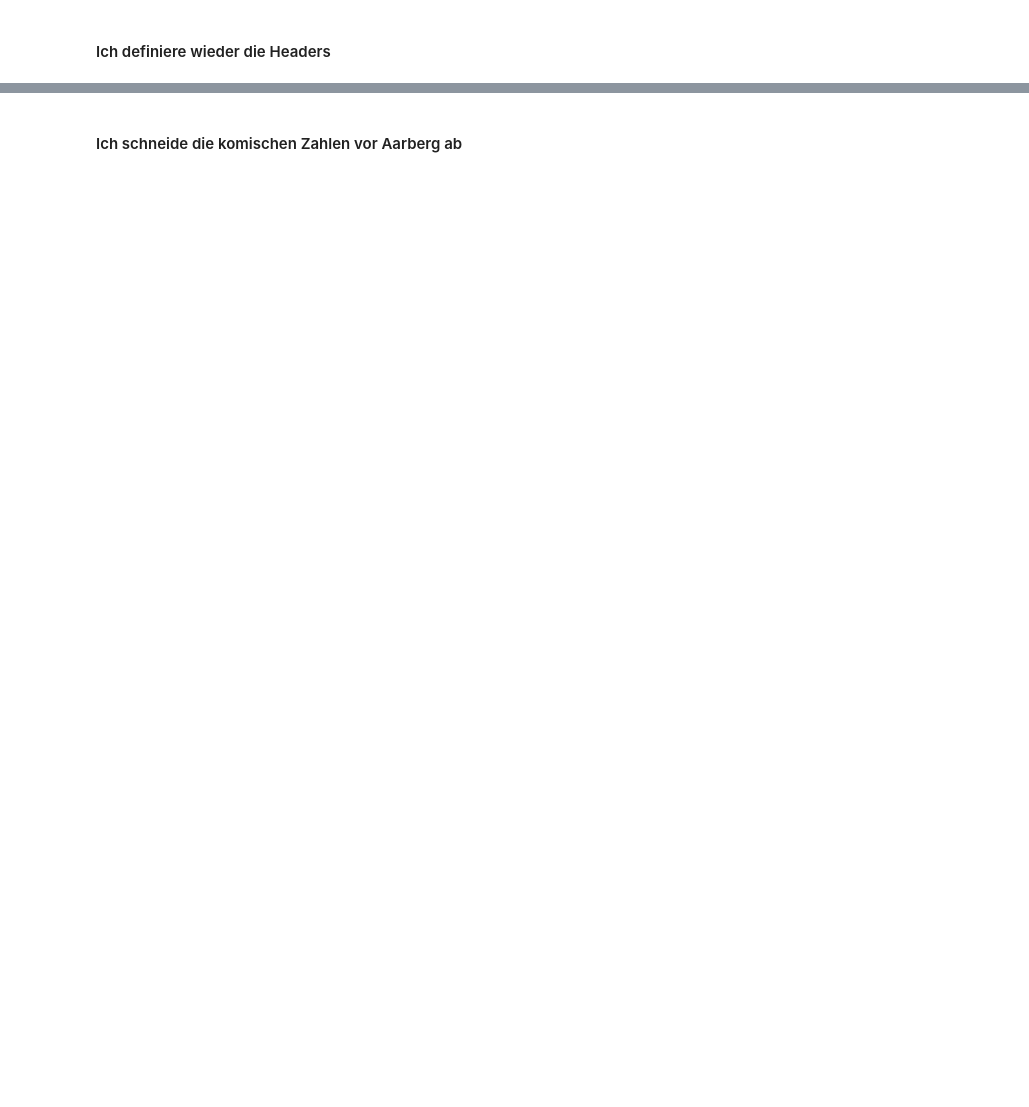
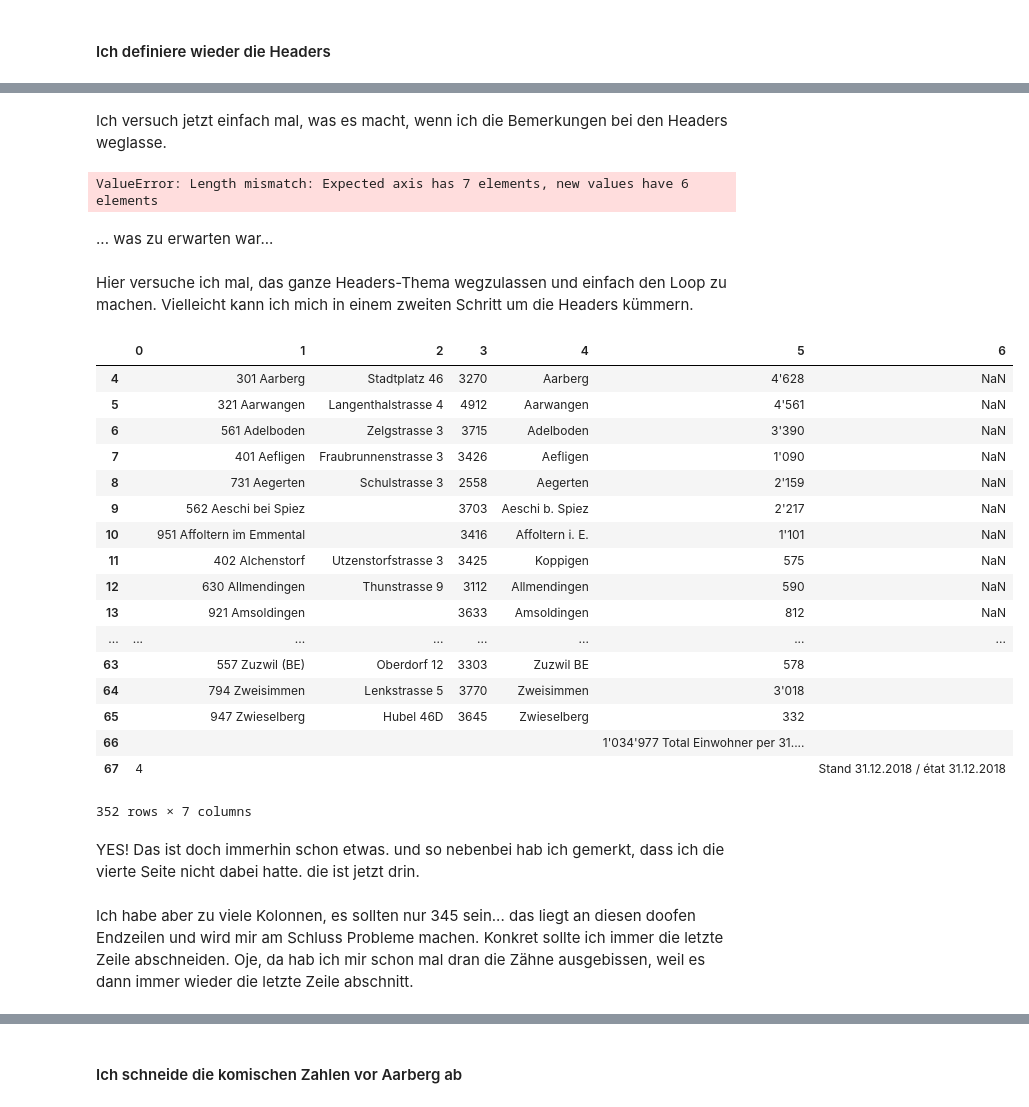
Before and after one commit to sandrarutschi/cas-ddj, a Jupyter notebook: Meine Projekte/Verkehrsprojekt/Verkehrsunfälle in Gemeinden.ipynb, the cells around one changed output, grey strips where cells are left out. Drawn from its saved outputs; the diff is of its cells as text; code cells hidden in the pictures; blank space fills up the shorter version.

```diff
--- a/Meine Projekte/Verkehrsprojekt/Verkehrsunfälle in Gemeinden.ipynb
+++ b/Meine Projekte/Verkehrsprojekt/Verkehrsunfälle in Gemeinden.ipynb
@@ -433,0 +530,15 @@ test  #das Problem: Banaby hat nur die erste Seite genommen. Weil ers im Anschlu
+# %%
+ffeinwohnerzahlen = pd.DataFrame() #=meine leere df
+
+headerseinwohnerzahlen = ['Irgendwas','Gemeinde', 'Adresse', 'PLZ', 'Sitz','Einwohnerzahl','Bemerkungen'] #=meine Headers
+
+#Und nun durch alles iterieren
+#https://pandas.pydata.org/pandas-docs/stable/user_guide/merging.html
+for seite in range(0,3):
+    if 'Bemerkungen'in headerseinwohnerzahlen:
+        continue
+    temporaer = einwohnerzahlen[seite].df #hier sagen wir, immer vorwärts gehen zur nächsten seite
+    temporaer = temporaer[4:] #hier sagen wir: aber im fall erst ab der 4. reihe
+    temporaer.columns = headerseinwohnerzahlen #und dann setz uns bitte noch diese headers, die wir da definitert haben
+    frameseinwohnerzahlen = [ffeinwohnerzahlen, temporaer]  #so kleben wir eine tabelle an die andere an. ff ist ein neues frame, temp ist unsere einzelne tabelle oben
+    ffeinwohnerzahlen = pd.concat(frameseinwohnerzahlen)   #mit concat kommts dann in die richtige formffeinwohnerzahlen = pd.DataFrame() #=meine leere df
@@ -433,0 +588,58 @@ test  #das Problem: Banaby hat nur die erste Seite genommen. Weil ers im Anschlu
+# %% [markdown]
+Ich versuch jetzt einfach mal, was es macht, wenn ich die Bemerkungen bei den Headers weglasse.
+# %%
+ffeinwohnerzahlen = pd.DataFrame() #=meine leere df
+
+headerseinwohnerzahlen = ['Irgendwas','Gemeinde', 'Adresse', 'PLZ', 'Sitz','Einwohnerzahl'] #=meine Headers
+
+#Und nun durch alles iterieren
+#https://pandas.pydata.org/pandas-docs/stable/user_guide/merging.html
+for seite in range(0,3):
+    temporaer = einwohnerzahlen[seite].df #hier sagen wir, immer vorwärts gehen zur nächsten seite
+    temporaer = temporaer[4:] #hier sagen wir: aber im fall erst ab der 4. reihe
+    temporaer.columns = headerseinwohnerzahlen #und dann setz uns bitte noch diese headers, die wir da definitert haben
+    frameseinwohnerzahlen = [ffeinwohnerzahlen, temporaer]  #so kleben wir eine tabelle an die andere an. ff ist ein neues frame, temp ist unsere einzelne tabelle oben
+    ffeinwohnerzahlen = pd.concat(frameseinwohnerzahlen)   #mit concat kommts dann in die richtige formffeinwohnerzahlen = pd.DataFrame() #=meine leere df
+# %% [output]
+ValueError: Length mismatch: Expected axis has 7 elements, new values have 6 elements
+# %% [markdown]
+... was zu erwarten war...
+# %% [markdown]
+Hier versuche ich mal, das ganze Headers-Thema wegzulassen und einfach den Loop zu machen.
+Vielleicht kann ich mich in einem zweiten Schritt um die Headers kümmern.
+# %%
+ffeinwohnerzahlen = pd.DataFrame() #=meine leere df
+
+
+#Und nun durch alles iterieren
+#https://pandas.pydata.org/pandas-docs/stable/user_guide/merging.html
+for seite in range(0,4):
+    temporaer = einwohnerzahlen[seite].df #hier sagen wir, immer vorwärts gehen zur nächsten seite
+    temporaer = temporaer[4:] #hier sagen wir: aber im fall erst ab der 4. reihe
+    frameseinwohnerzahlen = [ffeinwohnerzahlen, temporaer]  #so kleben wir eine tabelle an die andere an. ff ist ein neues frame, temp ist unsere einzelne tabelle oben
+    ffeinwohnerzahlen = pd.concat(frameseinwohnerzahlen)   #mit concat kommts dann in die richtige formffeinwohnerzahlen = pd.DataFrame() #=meine leere df
+# %%
+ffeinwohnerzahlen
+# %% [output]
+|  | 0 | 1 | 2 | 3 | 4 | 5 | 6 |
+| 4 |  | 301 Aarberg | Stadtplatz 46 | 3270 | Aarberg | 4'628 | NaN |
+| 5 |  | 321 Aarwangen | Langenthalstrasse 4 | 4912 | Aarwangen | 4'561 | NaN |
+| 6 |  | 561 Adelboden | Zelgstrasse 3 | 3715 | Adelboden | 3'390 | NaN |
+| 7 |  | 401 Aefligen | Fraubrunnenstrasse 3 | 3426 | Aefligen | 1'090 | NaN |
+| 8 |  | 731 Aegerten | Schulstrasse 3 | 2558 | Aegerten | 2'159 | NaN |
+| 9 |  | 562 Aeschi bei Spiez |  | 3703 | Aeschi b. Spiez | 2'217 | NaN |
+| 10 |  | 951 Affoltern im Emmental |  | 3416 | Affoltern i. E. | 1'101 | NaN |
+| 11 |  | 402 Alchenstorf | Utzenstorfstrasse 3 | 3425 | Koppigen | 575 | NaN |
+| 12 |  | 630 Allmendingen | Thunstrasse 9 | 3112 | Allmendingen | 590 | NaN |
+| 13 |  | 921 Amsoldingen |  | 3633 | Amsoldingen | 812 | NaN |
+| ... | ... | ... | ... | ... | ... | ... | ... |
+| 63 |  | 557 Zuzwil (BE) | Oberdorf 12 | 3303 | Zuzwil BE | 578 |  |
+| 64 |  | 794 Zweisimmen | Lenkstrasse 5 | 3770 | Zweisimmen | 3'018 |  |
+| 65 |  | 947 Zwieselberg | Hubel 46D | 3645 | Zwieselberg | 332 |  |
+| 66 |  |  |  |  |  | 1'034'977 Total Einwohner per 31.... |  |
+| 67 | 4 |  |  |  |  |  | Stand 31.12.2018 / état 31.12.2018 |
+352 rows × 7 columns
+# %% [markdown]
+YES! Das ist doch immerhin schon etwas. und so nebenbei hab ich gemerkt, dass ich die vierte Seite nicht dabei hatte. die ist jetzt drin.
+# %% [markdown]
+Ich habe aber zu viele Kolonnen, es sollten nur 345 sein... das liegt an diesen doofen Endzeilen und wird mir am Schluss Probleme machen. Konkret sollte ich immer die letzte Zeile abschneiden. Oje, da hab ich mir schon mal dran die Zähne ausgebissen, weil es dann immer wieder die letzte Zeile abschnitt.
```
Also changed, not shown: parts of 60 cells of this notebook, 1 other file.
